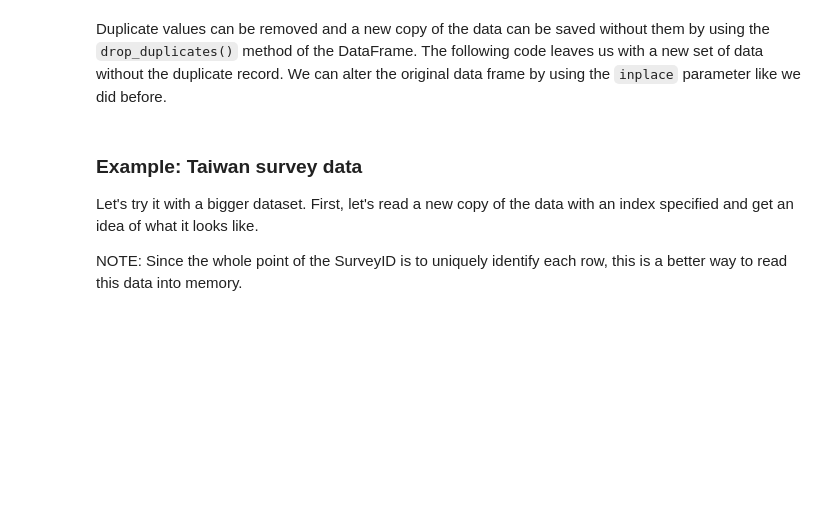
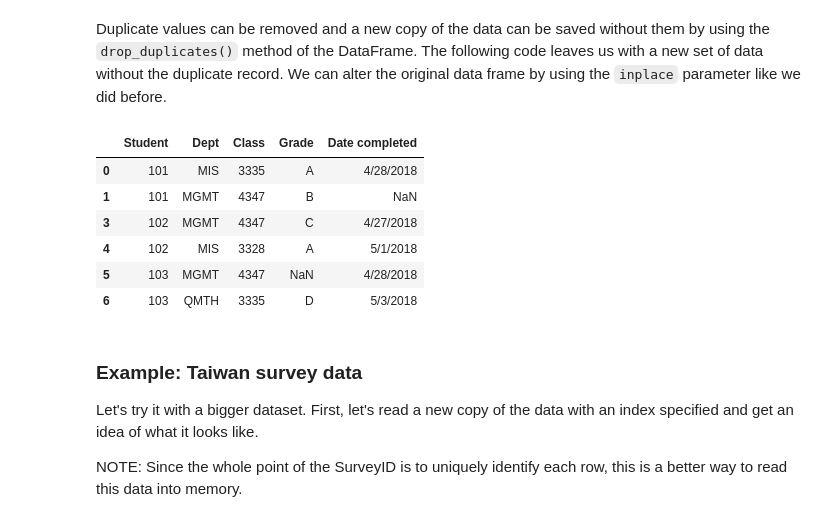
Before and after one commit to victorlifan/MIS-3335-python-for-DA, a Jupyter notebook: 12_Missing_Data_s.ipynb, the cells around one changed output. Saved outputs shown, nothing was run; the diff lists cells and outputs as text; code cells hidden in the pictures; blank space fills up the shorter version.

```diff
--- a/12_Missing_Data_s.ipynb
+++ b/12_Missing_Data_s.ipynb
@@ -203,7 +203,7 @@ Use the DataFrame method `.duplicated()` to find duplicate records.
 Let's try it on an example dataset.
 # %%
 # Example: finding duplicates
-example_df = pd.read_csv("../data/conditioning_example.csv")
+example_df = pd.read_csv("../MIS-3335/data/conditioning_example.csv")
 
 # see how the data is setup
 example_df.info()
@@ -217,6 +241,16 @@ example_df.info()
 Duplicate values can be removed and a new copy of the data can be saved without them by using the `drop_duplicates()` method of the DataFrame. The following code leaves us with a new set of data without the duplicate record. We can alter the original data frame by using the `inplace` parameter like we did before.
 # %%
 # remove duplicates
+example_df.drop_duplicates(inplace=True)
+example_df
+# %% [output]
+|  | Student | Dept | Class | Grade | Date completed |
+| 0 | 101 | MIS | 3335 | A | 4/28/2018 |
+| 1 | 101 | MGMT | 4347 | B | NaN |
+| 3 | 102 | MGMT | 4347 | C | 4/27/2018 |
+| 4 | 102 | MIS | 3328 | A | 5/1/2018 |
+| 5 | 103 | MGMT | 4347 | NaN | 4/28/2018 |
+| 6 | 103 | QMTH | 3335 | D | 5/3/2018 |
 # %% [markdown]
 ### Example: Taiwan survey data
 Let's try it with a bigger dataset.
```
Also changed, not shown: parts of 6 cells of this notebook.
